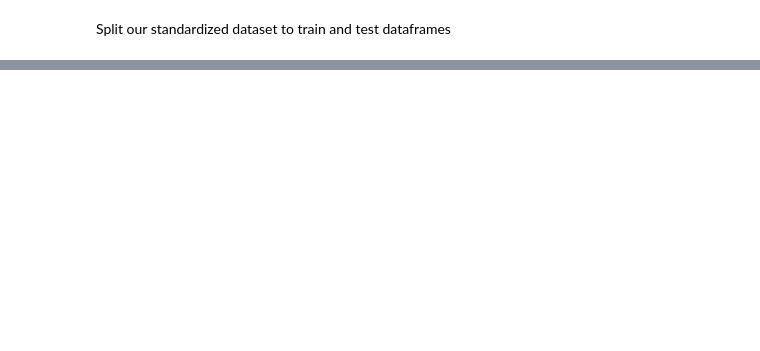
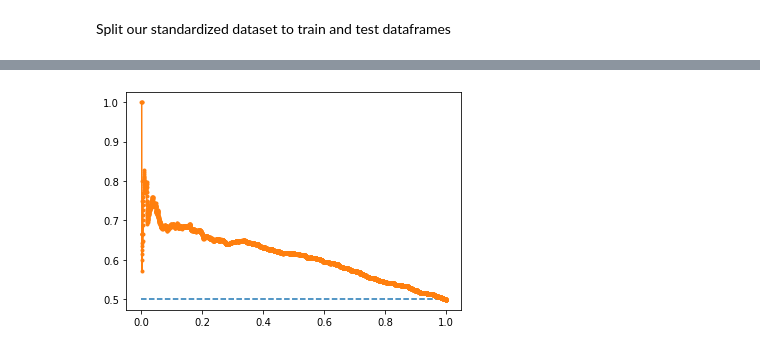
Before and after one commit to egorserdyuk/ASU-Datascience, a Jupyter notebook: Cars Care Insurance/ml_homework.ipynb, the cells around one changed output, grey strips where cells are left out. Drawn from its saved outputs; the diff is of its cells as text; code cells hidden in the pictures; blank space fills up the shorter version.

```diff
--- a/Cars Care Insurance/ml_homework.ipynb
+++ b/Cars Care Insurance/ml_homework.ipynb
@@ -77,0 +69,11 @@ clf.score(x_test, y_test)
+# %%
+yhat = model.predict(x_test)
+
+precision, recall, thresholds = precision_recall_curve(y_test, pred_test_clf)
+f1 = f1_score(y_test, yhat)
+
+pyplot.plot([0, 1], [0.5, 0.5], linestyle='--')
+pyplot.plot(recall, precision, marker='.')
+pyplot.show()
+# %% [output]
+[figure, added]
```
Also changed, not shown: parts of 9 cells of this notebook.
